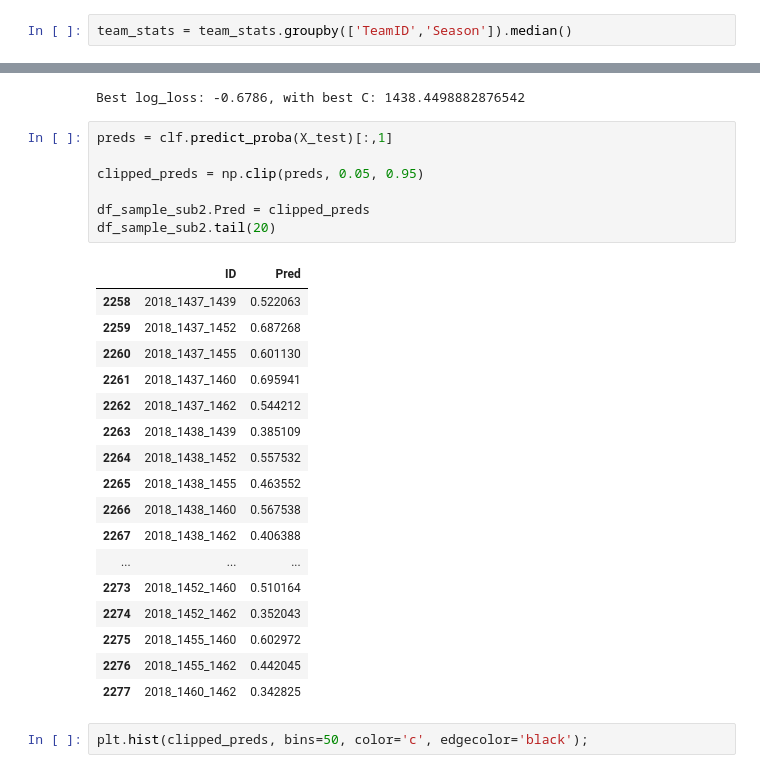
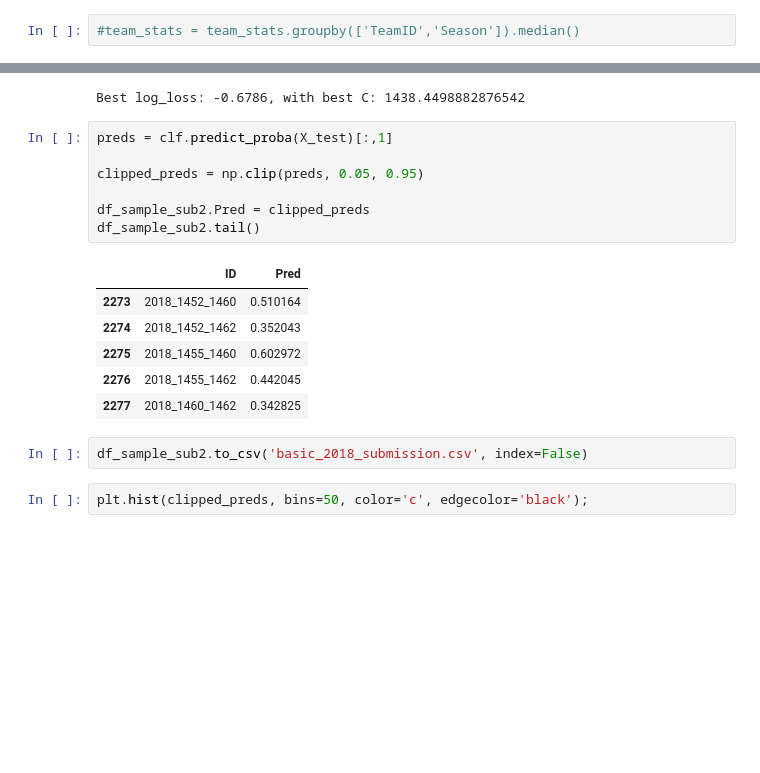
Before and after one commit to bobcurrie/2018_ncaa_tourney_men, a Jupyter notebook: notebooks/basic_attempt.ipynb, the cells around one changed output, grey strips where cells are left out. Cells and saved outputs as stored; diff of their text form; blank space fills up the shorter version.

```diff
--- a/notebooks/basic_attempt.ipynb
+++ b/notebooks/basic_attempt.ipynb
@@ -113,5 +113,5 @@ team_stats.head()
 # %%
 team_stats.drop(labels=['FGM', 'FGA', 'FGM3', 'FGA3', 'FTM', 'FTA'], inplace=True, axis=1)
 # %%
-team_stats = team_stats.groupby(['TeamID','Season']).median()
+#team_stats = team_stats.groupby(['TeamID','Season']).median()
 # %%
@@ -246,28 +235,19 @@ Best log_loss: -0.6786, with best C: 1438.4498882876542
 # %%
 preds = clf.predict_proba(X_test)[:,1]
 
 clipped_preds = np.clip(preds, 0.05, 0.95)
 
 df_sample_sub2.Pred = clipped_preds
-df_sample_sub2.tail(20)
+df_sample_sub2.tail()
 # %% [output]
 |  | ID | Pred |
-| 2258 | 2018_1437_1439 | 0.522063 |
-| 2259 | 2018_1437_1452 | 0.687268 |
-| 2260 | 2018_1437_1455 | 0.601130 |
-| 2261 | 2018_1437_1460 | 0.695941 |
-| 2262 | 2018_1437_1462 | 0.544212 |
-| 2263 | 2018_1438_1439 | 0.385109 |
-| 2264 | 2018_1438_1452 | 0.557532 |
-| 2265 | 2018_1438_1455 | 0.463552 |
-| 2266 | 2018_1438_1460 | 0.567538 |
-| 2267 | 2018_1438_1462 | 0.406388 |
-| ... | ... | ... |
 | 2273 | 2018_1452_1460 | 0.510164 |
 | 2274 | 2018_1452_1462 | 0.352043 |
 | 2275 | 2018_1455_1460 | 0.602972 |
 | 2276 | 2018_1455_1462 | 0.442045 |
 | 2277 | 2018_1460_1462 | 0.342825 |
+# %%
+df_sample_sub2.to_csv('basic_2018_submission.csv', index=False)
 # %%
 plt.hist(clipped_preds, bins=50, color='c', edgecolor='black');
 # %% [output]
```
Also changed, not shown: parts of 1 cell of this notebook, 13 other files.
